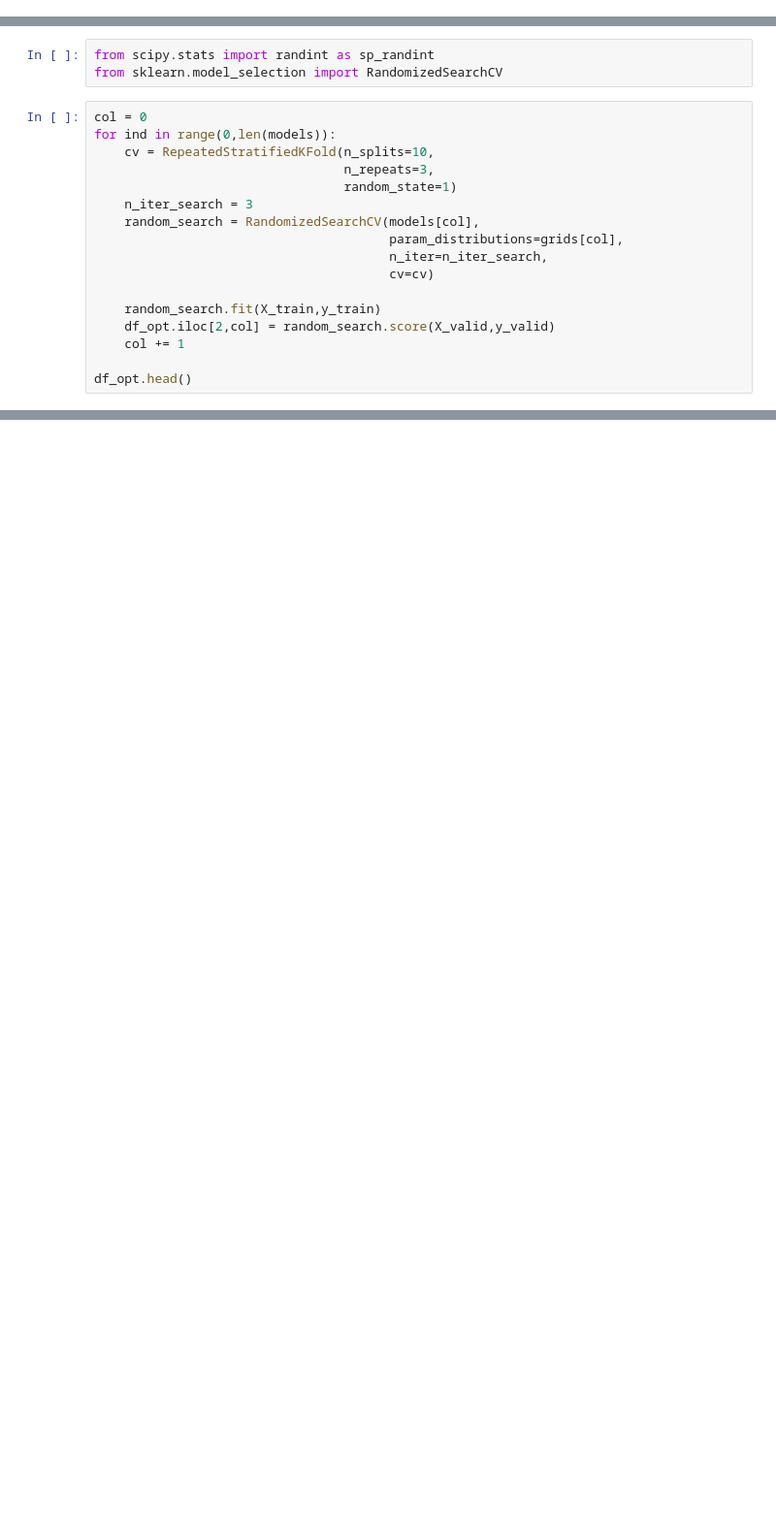
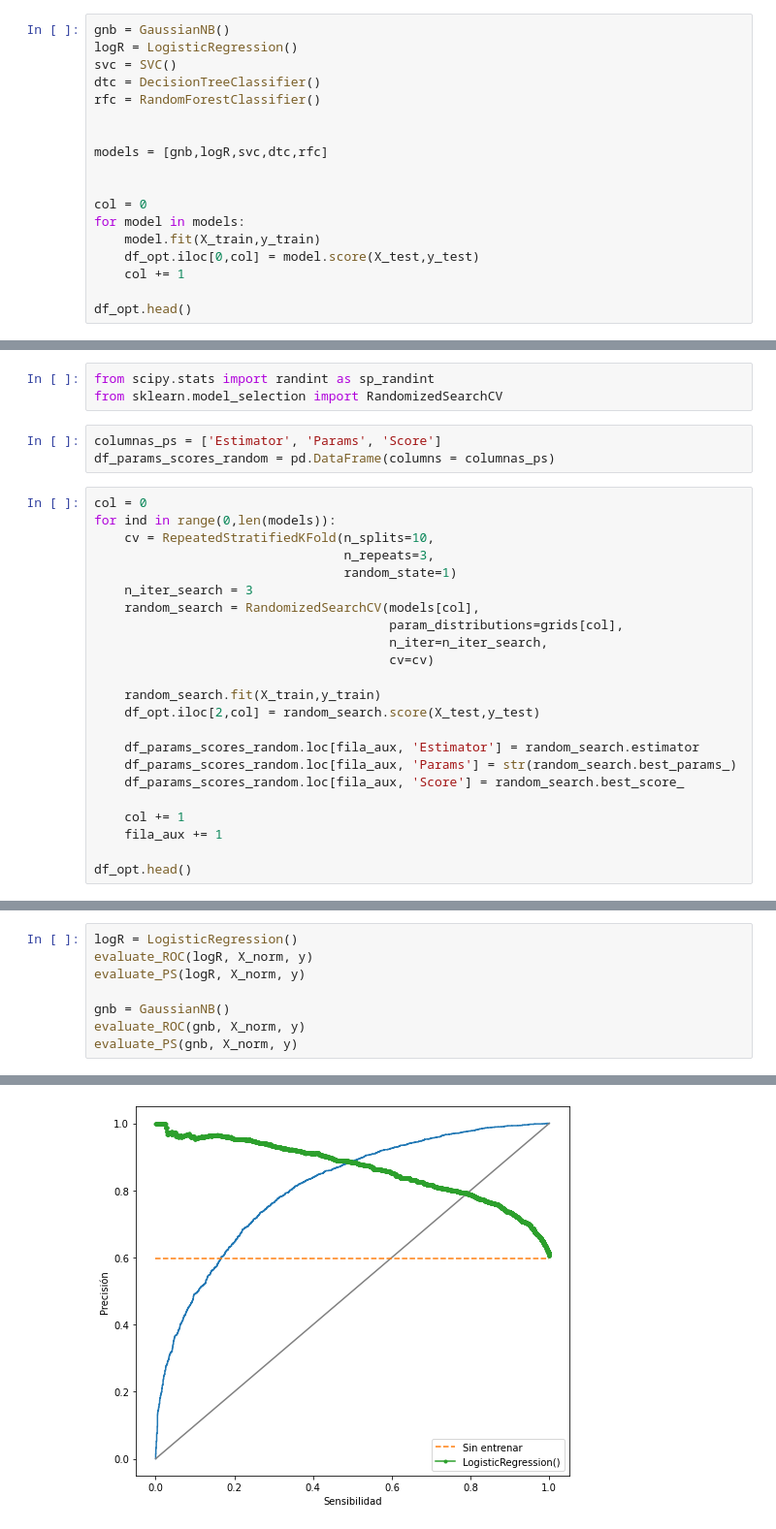
Before and after one commit to robertomanzanolopez/nba_statistics_prediction, a Jupyter notebook: model_creation.ipynb, the cells around one changed output, grey strips where cells are left out. Shown: that part at 97% size. Saved outputs shown, nothing was run; the diff lists cells and outputs as text; blank space fills up the shorter version.

Commit message:
GridSearch and RandomSearch added.

```diff
--- a/model_creation.ipynb
+++ b/model_creation.ipynb
@@ -738,0 +709,18 @@ df_opt.head()
+# %%
+gnb = GaussianNB()
+logR = LogisticRegression()
+svc = SVC()
+dtc = DecisionTreeClassifier()
+rfc = RandomForestClassifier()
+
+
+models = [gnb,logR,svc,dtc,rfc]
+
+
+col = 0
+for model in models:
+    model.fit(X_train,y_train)
+    df_opt.iloc[0,col] = model.score(X_test,y_test)
+    col += 1
+
+df_opt.head()
@@ -739,6 +827,9 @@ df_opt.head()
 # %%
 from scipy.stats import randint as sp_randint
 from sklearn.model_selection import RandomizedSearchCV
+# %%
+columnas_ps = ['Estimator', 'Params', 'Score']
+df_params_scores_random = pd.DataFrame(columns = columnas_ps)
 # %%
 col = 0
 for ind in range(0,len(models)):
@@ -752,7 +843,13 @@ for ind in range(0,len(models)):
                                        cv=cv)
 
     random_search.fit(X_train,y_train)
-    df_opt.iloc[2,col] = random_search.score(X_valid,y_valid)
+    df_opt.iloc[2,col] = random_search.score(X_test,y_test)
+
+    df_params_scores_random.loc[fila_aux, 'Estimator'] = random_search.estimator
+    df_params_scores_random.loc[fila_aux, 'Params'] = str(random_search.best_params_)
+    df_params_scores_random.loc[fila_aux, 'Score'] = random_search.best_score_
+
     col += 1
+    fila_aux += 1
 
 df_opt.head()
@@ -758,0 +912,9 @@ df_opt.head()
+# %%
+logR = LogisticRegression()
+evaluate_ROC(logR, X_norm, y)
+evaluate_PS(logR, X_norm, y)
+
+gnb = GaussianNB()
+evaluate_ROC(gnb, X_norm, y)
+evaluate_PS(gnb, X_norm, y)
+# %% [output]
@@ -758,0 +937 @@ df_opt.head()
+[figure, added]
```
Also changed, not shown: parts of 117 cells of this notebook.
